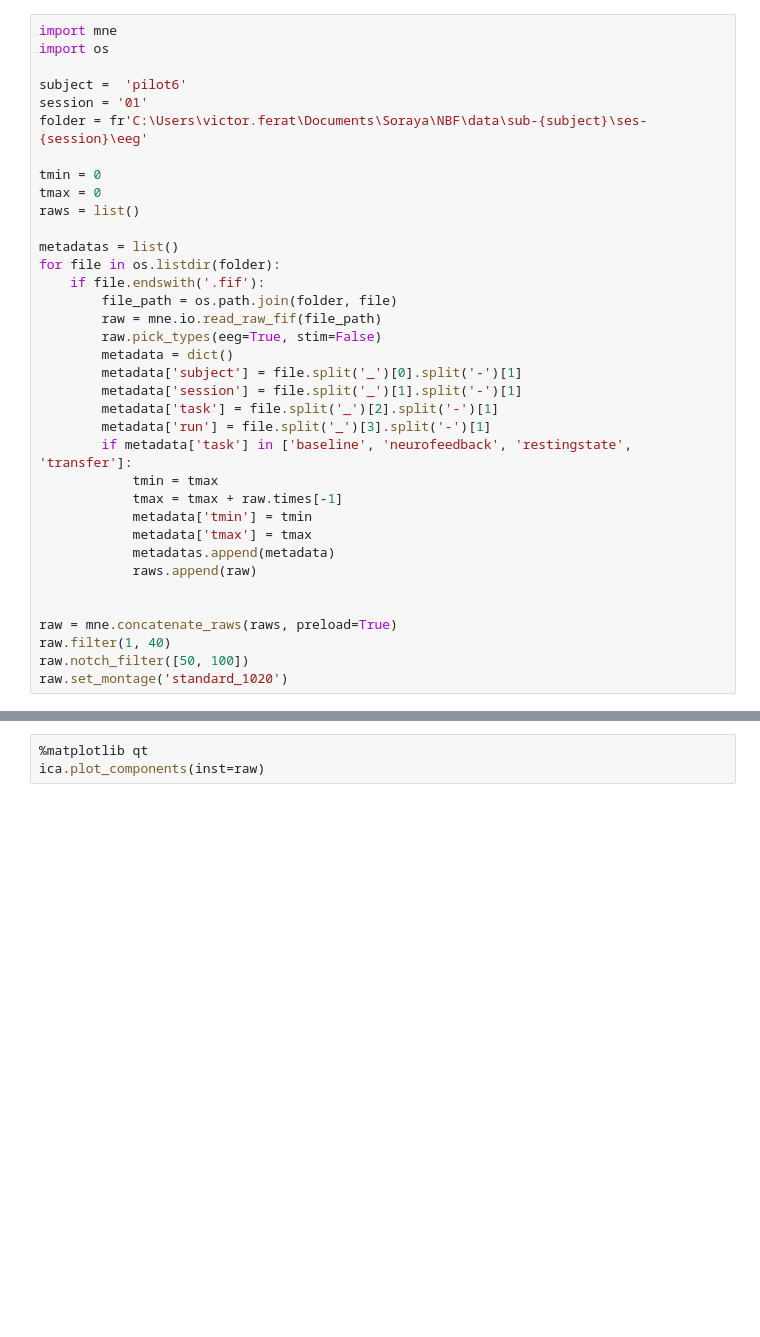
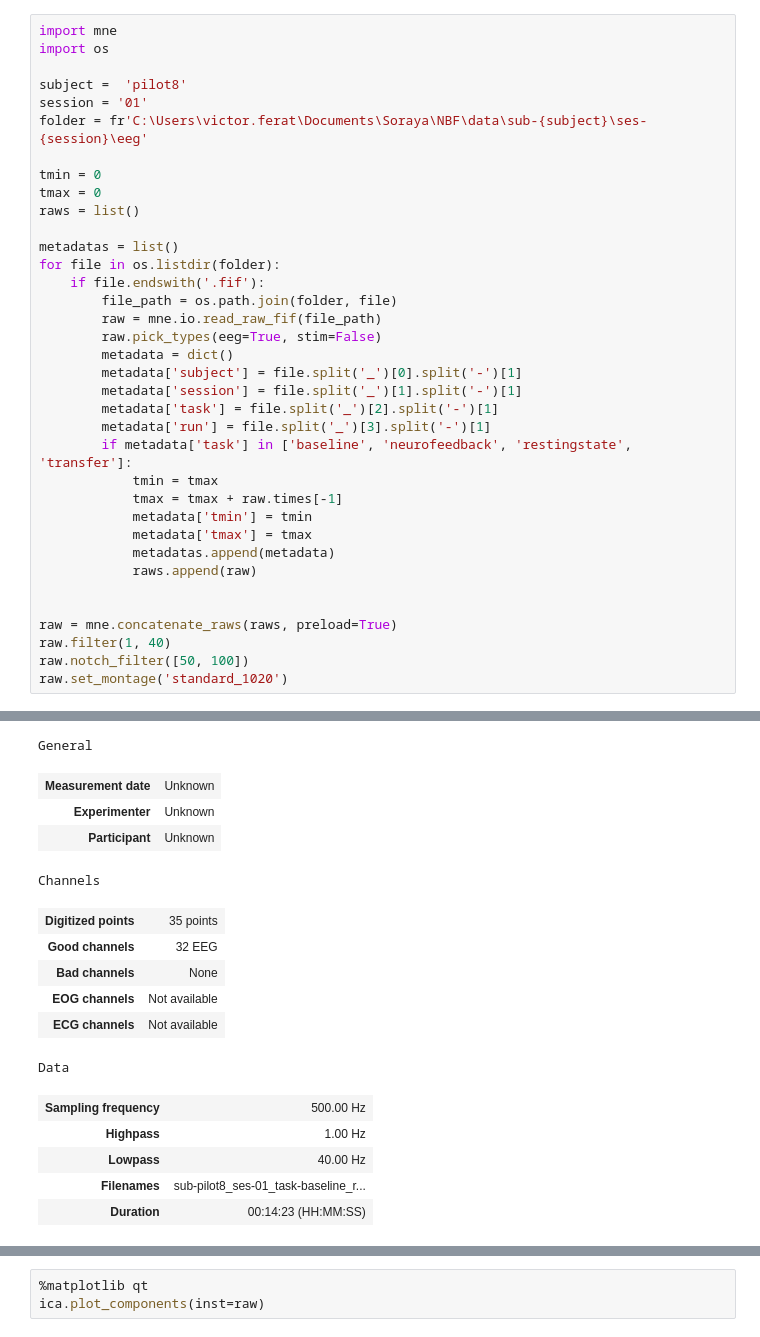
Before and after one commit to maevamoyne/neuxus_test, a Jupyter notebook: analysis.ipynb, the cells around one changed output, grey strips where cells are left out. Saved outputs shown, nothing was run; the diff lists cells and outputs as text; blank space fills up the shorter version.

```diff
--- a/analysis.ipynb
+++ b/analysis.ipynb
@@ -2,7 +2,7 @@
 import mne
 import os
 
-subject =  'pilot6'
+subject =  'pilot8'
 session = '01'
 folder = fr'C:\Users\victor.ferat\Documents\Soraya\NBF\data\sub-{subject}\ses-{session}\eeg'
 
@@ -34,3 +34,4 @@ raw = mne.concatenate_raws(raws, preload=True)
 raw.filter(1, 40)
 raw.notch_filter([50, 100])
 raw.set_montage('standard_1020')
+# %% [output]
@@ -37,3 +57,19 @@ raw.set_montage('standard_1020')
+General
+| Measurement date | Unknown |
+| Experimenter | Unknown |
+| Participant | Unknown |
+Channels
+| Digitized points | 35 points |
+| Good channels | 32 EEG |
+| Bad channels | None |
+| EOG channels | Not available |
+| ECG channels | Not available |
+Data
+| Sampling frequency | 500.00 Hz |
+| Highpass | 1.00 Hz |
+| Lowpass | 40.00 Hz |
+| Filenames | sub-pilot8_ses-01_task-baseline_r... |
+| Duration | 00:14:23 (HH:MM:SS) |
 # %%
 %matplotlib qt
 raw.copy().set_eeg_reference('average').plot_psd()
```
Also changed, not shown: parts of 11 cells of this notebook, 3 other files.
